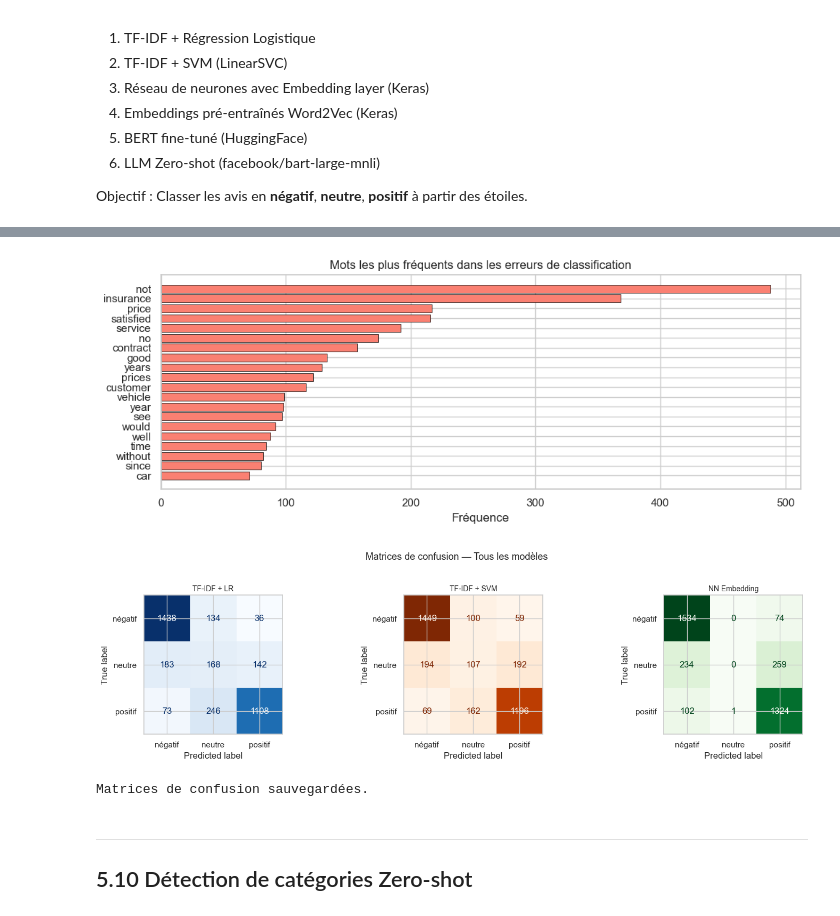
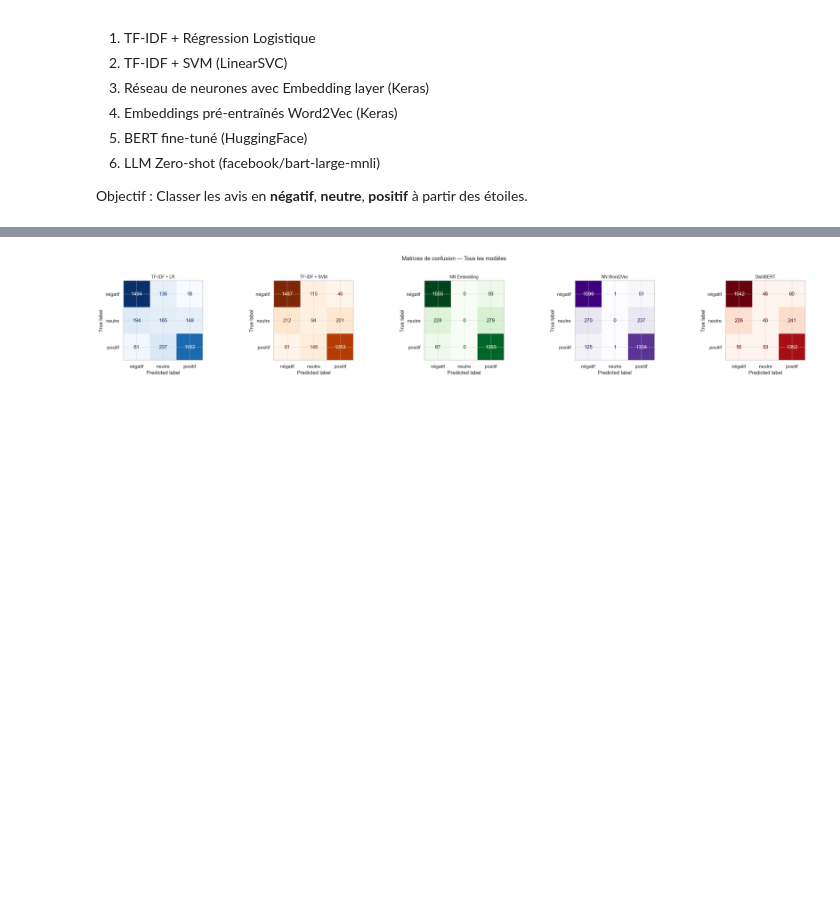
Before and after one commit to arseum/sentiment_analysis_model, a Jupyter notebook: notebooks/5_supervised_learning.ipynb, the cells around one changed output, grey strips where cells are left out. Cells and saved outputs as stored; diff of their text form; code cells hidden in the pictures; blank space fills up the shorter version.

```diff
--- a/notebooks/5_supervised_learning.ipynb
+++ b/notebooks/5_supervised_learning.ipynb
@@ -182,0 +79,4 @@ Train : 16,461 | Val : 3,527 | Test : 3,528
+# %%
+X = df_model[CLEAN_COL].to_numpy(dtype=str)
+y = df_model['label'].to_numpy(dtype=int)
+results = {}
@@ -420,4 +294,7 @@ Model: "nn_embedding"
  Total params: 0 (0.00 B)
  Trainable params: 0 (0.00 B)
  Non-trainable params: 0 (0.00 B)
+# %%
+tb_nn = TensorBoard(log_dir=str(LOG_DIR / 'nn_embedding'), histogram_freq=1)
+es_nn = EarlyStopping(monitor='val_loss', patience=3, restore_best_weights=True)
 # %%
@@ -592 +445,4 @@ if KERAS_AVAILABLE and W2V_AVAILABLE:
+# %%
+tb_w2v = TensorBoard(log_dir=str(LOG_DIR / 'nn_word2vec'), histogram_freq=1)
+es_w2v = EarlyStopping(monitor='val_loss', patience=3, restore_best_weights=True)
 # %%
@@ -1067,55 +969,23 @@ if best_sklearn:
+# %%
+models_cms = {
+    'TF-IDF + LR': (y_pred_lr, 'Blues'),
+    'TF-IDF + SVM': (y_pred_svm, 'Oranges'),
+    'NN Embedding': (y_pred_nn, 'Greens'),
+    'NN Word2Vec': (y_pred_w2v_test, 'Purples'),
+    'DistilBERT': (y_pred_bert, 'Reds')
+}
 # %%
-if best_sklearn:
-    # ── Fréquence des mots dans les erreurs ─────────────────────────────────
-    from collections import Counter
+n_models = len(models_cms)
+fig, axes = plt.subplots(1, n_models, figsize=(5 * n_models, 4))
 
-    error_words = Counter()
-    for text in wrong['text']:
-        error_words.update(str(text).lower().split())
+for ax, (name, (preds, cmap)) in zip(axes, models_cms.items()):
+    cm = confusion_matrix(y_test, preds)
+    disp = ConfusionMatrixDisplay(confusion_matrix=cm, display_labels=list(label2id.keys()))
+    disp.plot(ax=ax, cmap=cmap, colorbar=False)
+    ax.set_title(name, fontsize=10)
 
-    top_error_words = error_words.most_common(20)
-    words_e, counts_e = zip(*top_error_words) if top_error_words else ([], [])
-
-    fig, ax = plt.subplots(figsize=(10, 4))
-    ax.barh(list(words_e)[::-1], list(counts_e)[::-1], color='salmon', edgecolor='black', linewidth=0.5)
-    ax.set_title('Mots les plus fréquents dans les erreurs de classification')
-    ax.set_xlabel('Fréquence')
-    plt.tight_layout()
-    plt.savefig('../models/error_analysis_words.png', bbox_inches='tight')
-    plt.show()
-
-    # ── Matrices de confusion pour tous les modèles disponibles ─────────────
-    models_cms = {
-        'TF-IDF + LR': (y_pred_lr, 'Blues'),
-        'TF-IDF + SVM': (y_pred_svm, 'Oranges'),
-    }
-    if KERAS_AVAILABLE:
-        models_cms['NN Embedding'] = (y_pred_nn, 'Greens')
-    if KERAS_AVAILABLE and W2V_AVAILABLE:
-        models_cms['NN Word2Vec'] = (y_pred_w2v_test, 'Purples')
-    if HF_AVAILABLE:
-        models_cms['DistilBERT'] = (y_pred_bert, 'Reds')
-
-    n_models = len(models_cms)
-    fig, axes = plt.subplots(1, n_models, figsize=(5 * n_models, 4))
-    if n_models == 1:
-        axes = [axes]
-
-    for ax, (name, (preds, cmap)) in zip(axes, models_cms.items()):
-        cm = confusion_matrix(y_test, preds)
-        disp = ConfusionMatrixDisplay(confusion_matrix=cm, display_labels=list(label2id.keys()))
-        disp.plot(ax=ax, cmap=cmap, colorbar=False)
-        ax.set_title(name, fontsize=10)
-
-    plt.suptitle('Matrices de confusion — Tous les modèles', fontsize=13, y=1.02)
-    plt.tight_layout()
-    plt.savefig('../models/all_confusion_matrices.png', bbox_inches='tight')
-    plt.show()
-    print('Matrices de confusion sauvegardées.')
+plt.suptitle('Matrices de confusion — Tous les modèles', fontsize=13, y=1.02)
+plt.tight_layout()
+plt.show()
 # %% [output]
-[figure, old version]
+[figure, new version]
-[figure, removed]
-Matrices de confusion sauvegardées.
-# %% [markdown]
----
-## 5.10 Détection de catégories Zero-shot
```
Also changed, not shown: parts of 107 cells of this notebook, 22 other files.
